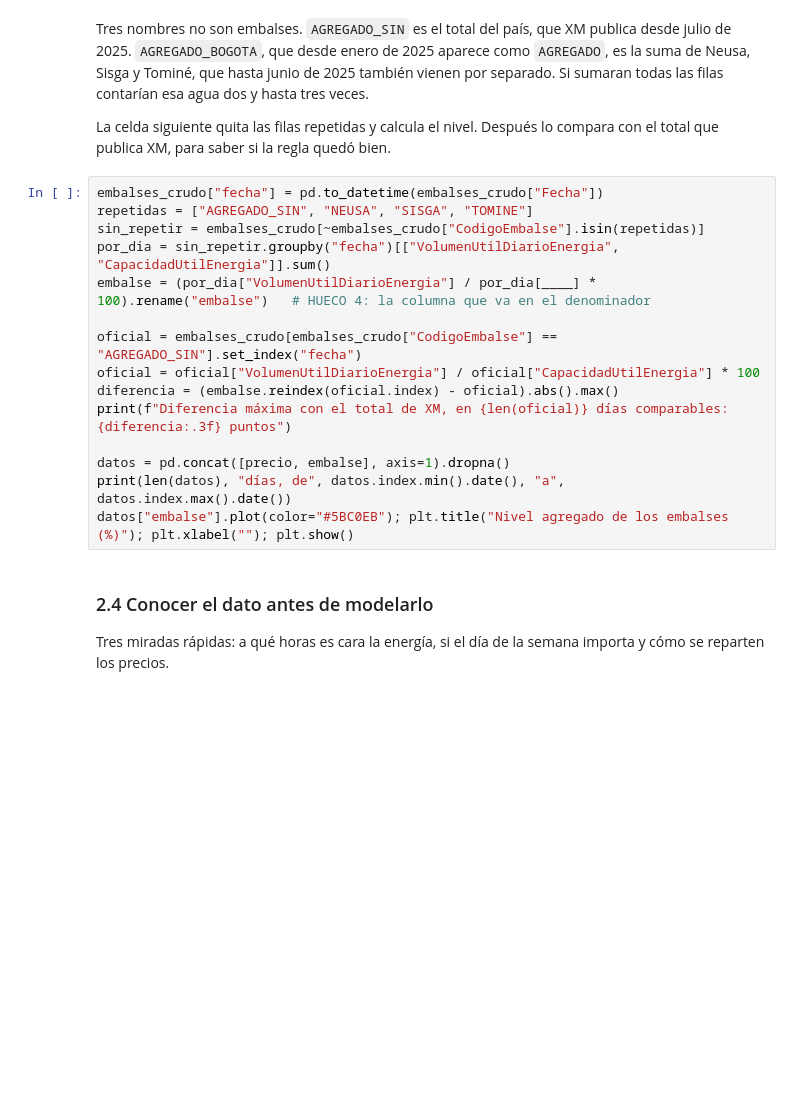
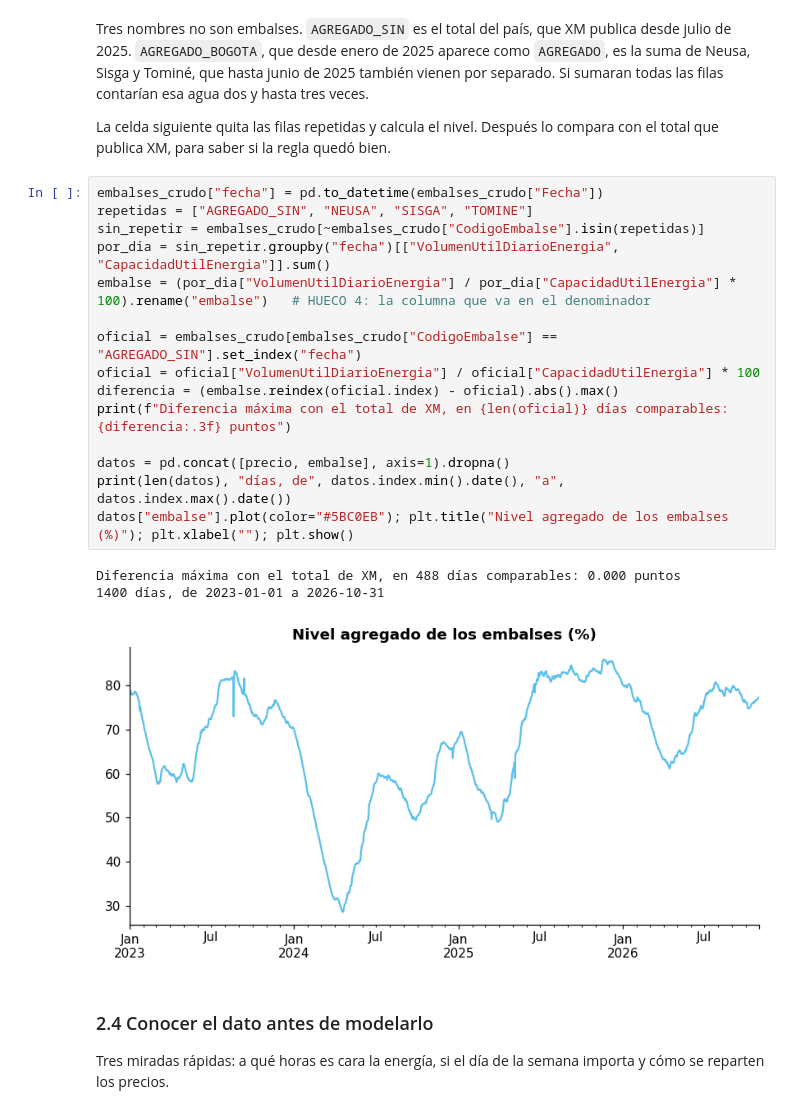
Before and after one commit to hslein/Especializacion_Estadistica, a Jupyter notebook: 01b_el_precio_de_la_luz.ipynb, the cells around one changed output. Drawn from its saved outputs; the diff is of its cells as text; blank space fills up the shorter version.

```diff
--- a/01b_el_precio_de_la_luz.ipynb
+++ b/01b_el_precio_de_la_luz.ipynb
@@ -135,18 +219,22 @@ La celda siguiente quita las filas repetidas y calcula el nivel. Después lo com
 # %%
 embalses_crudo["fecha"] = pd.to_datetime(embalses_crudo["Fecha"])
 repetidas = ["AGREGADO_SIN", "NEUSA", "SISGA", "TOMINE"]
 sin_repetir = embalses_crudo[~embalses_crudo["CodigoEmbalse"].isin(repetidas)]
 por_dia = sin_repetir.groupby("fecha")[["VolumenUtilDiarioEnergia", "CapacidadUtilEnergia"]].sum()
-embalse = (por_dia["VolumenUtilDiarioEnergia"] / por_dia[____] * 100).rename("embalse")   # HUECO 4: la columna que va en el denominador
+embalse = (por_dia["VolumenUtilDiarioEnergia"] / por_dia["CapacidadUtilEnergia"] * 100).rename("embalse")   # HUECO 4: la columna que va en el denominador
 
 oficial = embalses_crudo[embalses_crudo["CodigoEmbalse"] == "AGREGADO_SIN"].set_index("fecha")
 oficial = oficial["VolumenUtilDiarioEnergia"] / oficial["CapacidadUtilEnergia"] * 100
 diferencia = (embalse.reindex(oficial.index) - oficial).abs().max()
 print(f"Diferencia máxima con el total de XM, en {len(oficial)} días comparables: {diferencia:.3f} puntos")
 
 datos = pd.concat([precio, embalse], axis=1).dropna()
 print(len(datos), "días, de", datos.index.min().date(), "a", datos.index.max().date())
 datos["embalse"].plot(color="#5BC0EB"); plt.title("Nivel agregado de los embalses (%)"); plt.xlabel(""); plt.show()
+# %% [output]
+Diferencia máxima con el total de XM, en 488 días comparables: 0.000 puntos
+1400 días, de 2023-01-01 a 2026-10-31
+[figure, added]
 # %% [markdown]
 ### 2.4 Conocer el dato antes de modelarlo
 
```
Also changed, not shown: parts of 14 cells of this notebook.
